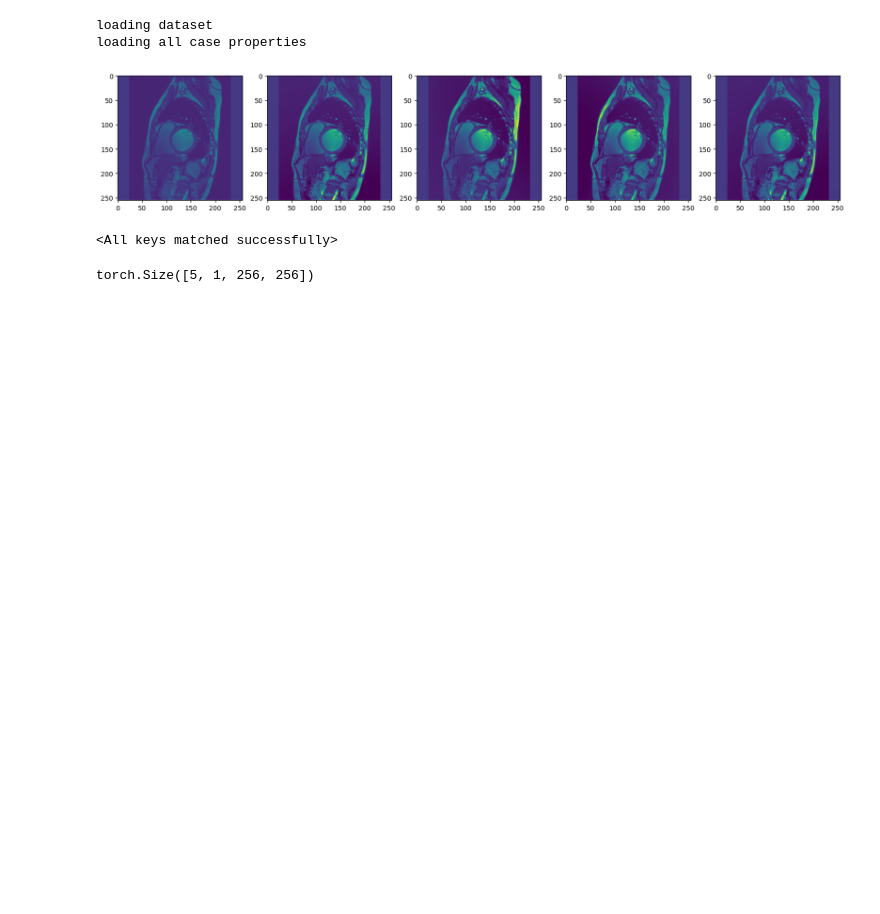
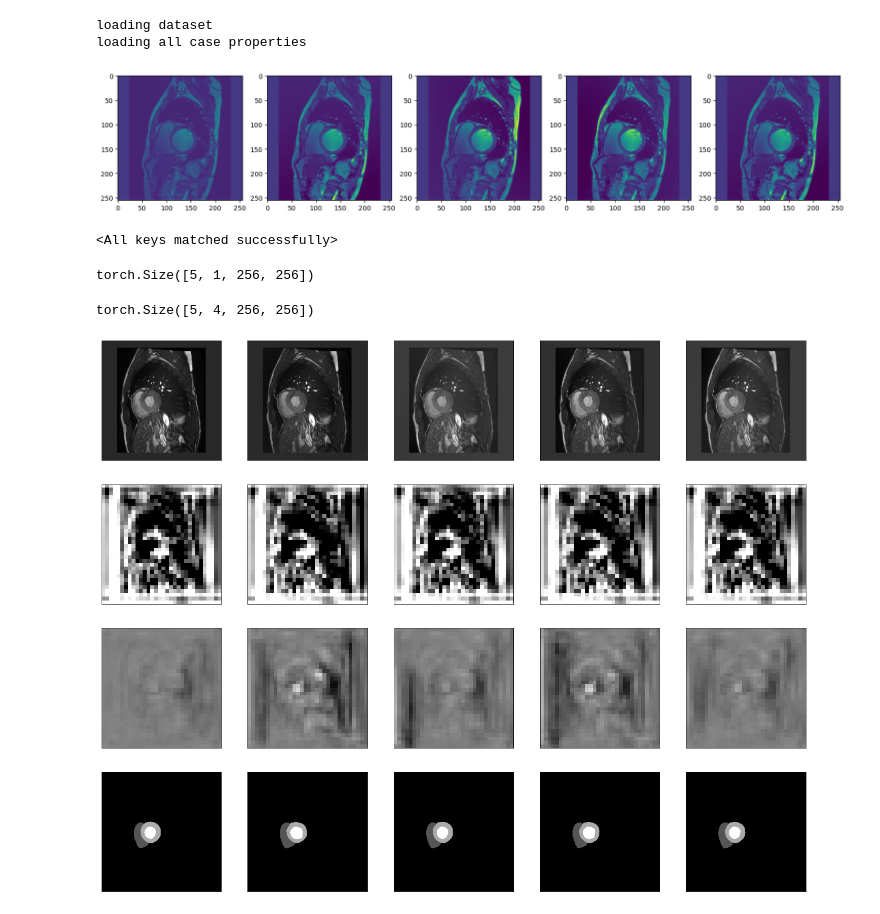
Before and after one commit to MedVisBonn/Segmentation-Distortion, a Jupyter notebook: src/demos/local-transform-test.ipynb, the cells around one changed output. Saved outputs shown, nothing was run; the diff lists cells and outputs as text; code cells hidden in the pictures; blank space fills up the shorter version.

```diff
--- a/src/demos/local-transform-test.ipynb
+++ b/src/demos/local-transform-test.ipynb
@@ -101,7 +105,7 @@ train_transforms = local_transforms # + [t for t in train_loader.transform.trans
 
 train_augmentor = batchgenerators.transforms.abstract_transforms.Compose(train_transforms)
 ### - Load dataset and init batch generator
-train_data = ACDCDataset(data='train', debug=False)
+train_data = ACDCDataset(data='val', debug=False)
 
 train_gen = SingleImageMultiViewDataLoader(train_data, batch_size=4, return_orig=True)
 #train_gen = SingleThreadedAugmenter(train_gen, train_augmentor)
@@ -315,7 +319,7 @@ class Frankenstein(nn.Module):
 
                 self.inspect_data[layer_id] = data
 
-            return x_in_denoised
+            return torch.cat([x_orig, x_in_denoised[1:]], dim=0)
 
         return hook
 
@@ -398,7 +402,8 @@ model = Frankenstein(seg_model=unet,
                      transformations=DAEs,
                      disabled_ids=disabled_ids,
                      copy=True)
-model_path = f'{ROOT}pre-trained-tmp/trained_AEs/acdc_AugResDAE{it}_localAug_multiImgSingleView_res_best.pt'
+
+model_path = f'{ROOT}pre-trained-tmp/trained_AEs/acdc_AugResDAE{it}_localAug_multiImgSingleView_res_balanced_same_best.pt'
 state_dict = torch.load(model_path)['model_state_dict']
 model.load_state_dict(state_dict)
 # %% [output]
@@ -414,8 +419,40 @@ x_in.shape
 # %% [output]
 torch.Size([5, 1, 256, 256])
 # %%
-tmp = model(x_in)
+tmp = model(x_in).detach()
 # %%
 feature_maps          = model.inspect_data['up3']['input'].detach()[:, 0]#.mean(1)
 denoised_feature_maps = model.inspect_data['up3']['denoised'].detach()[:, 0]#.mean(1)
 feature_map_residuals = model.inspect_data['up3']['residuals'].detach()[:, 0]#.mean(1)
+# %%
+tmp.shape
+# %% [output]
+torch.Size([5, 4, 256, 256])
+# %%
+vmin = -4/4
+vmax =  4/4
+cmap = 'gray'
+
+fig, axs = plt.subplots(4, 5, figsize=(25,20))
+
+for i in range(5):
+    axs[0, i].imshow(x_in[i, 0], cmap=cmap)
+
+#     if i>0:
+#         axs[1, i].imshow(feature_maps[0] - feature_maps[i], vmin=vmin, vmax=vmax, cmap=cmap)
+#         axs[2, i].imshow(denoised_feature_maps[0] - denoised_feature_maps[i], vmin=vmin, vmax=vmax, cmap=cmap)
+#     elif i == 0:
+    axs[1, i].imshow(feature_maps[i], vmin=vmin, vmax=vmax, cmap=cmap)
+    axs[2, i].imshow(feature_maps[i] - denoised_feature_maps[i], vmin=vmin, vmax=vmax, cmap=cmap)
+
+    #axs[3, i].imshow(feature_map_residuals[i], vmin=vmin, vmax=vmax, cmap=cmap)
+    #axs[3, i].imshow(feature_maps[i] - denoised_feature_maps[i], vmin=vmin, vmax=vmax, cmap=cmap)
+    axs[3, i].imshow(torch.argmax(tmp[i], dim=0), cmap=cmap)
+
+    for j in range(4):
+        axs[j, i].set_xticks([])
+        axs[j, i].set_yticks([])
+
+#fig.savefig("../../results-tmp/results/eval/local_aug_actVis.jpg", bbox_inches='tight', dpi=400)
+# %% [output]
+[figure, added]
```
Also changed, not shown: parts of 4 cells of this notebook, 13 other files.
